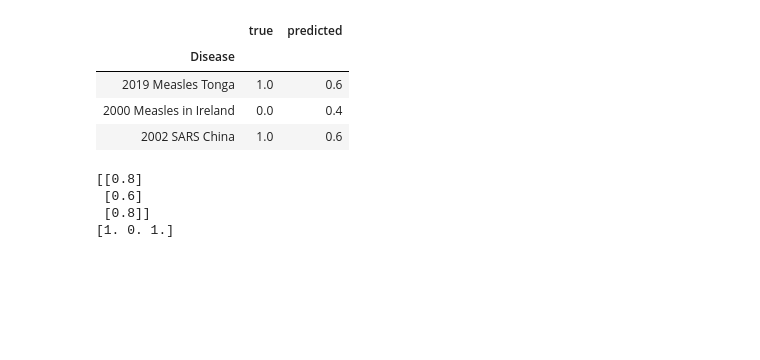
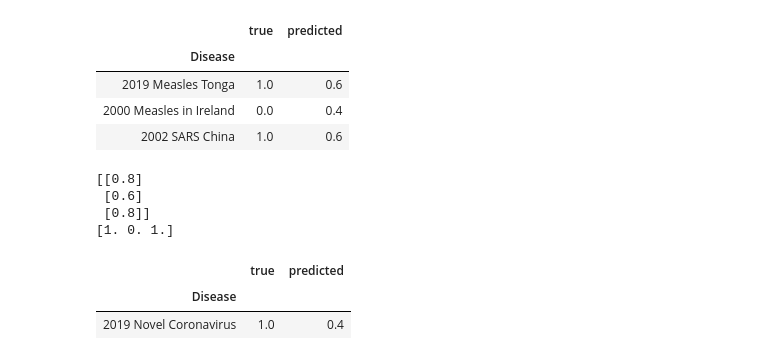
Before and after one commit to WilsonWeiWU/OUTBRAIK, a Jupyter notebook: outbraik/notebooks/OUTBRAIK.ipynb, the cells around one changed output. Cells and saved outputs as stored; diff of their text form; code cells hidden in the pictures; blank space fills up the shorter version.

Commit message:
Final Corona virus test

```diff
--- a/outbraik/notebooks/OUTBRAIK.ipynb
+++ b/outbraik/notebooks/OUTBRAIK.ipynb
@@ -390,3 +390,11 @@ print(test_y.values)
  [0.6]
  [0.8]]
 [1. 0. 1.]
+# %%
+corona_df = test_model(corona, 5)
+# %%
+corona_df
+# %% [output]
+|  | true | predicted |
+| Disease |  |  |
+| 2019 Novel Coronavirus | 1.0 | 0.4 |
```
Also changed, not shown: parts of 1 cell of this notebook.
